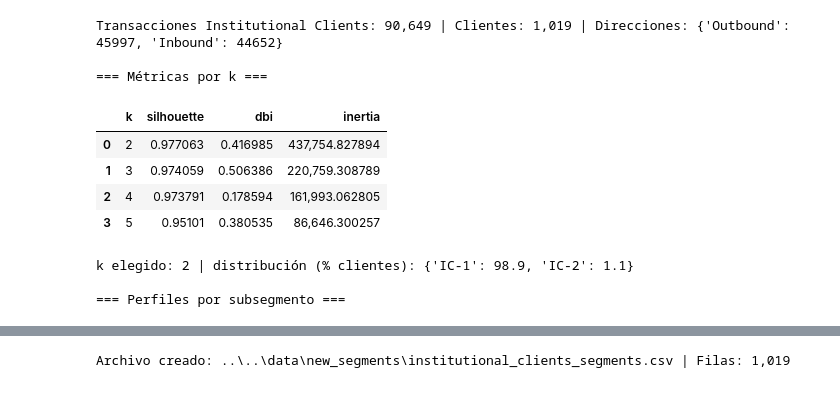
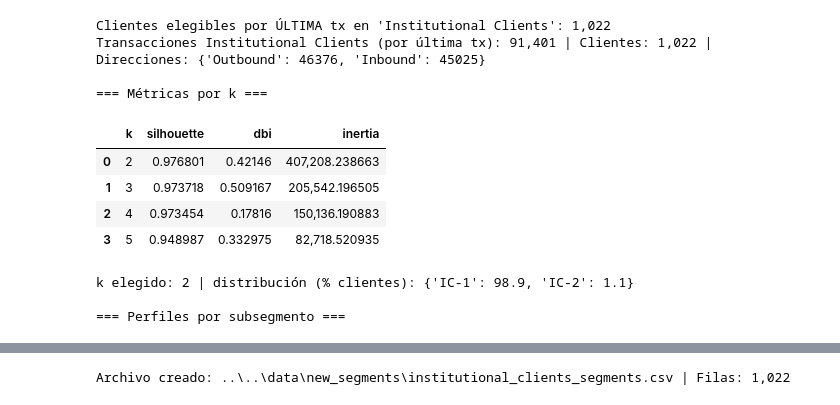
Before and after one commit to Lucasnader/segmentacion_vinson, a Jupyter notebook: segmentación/Institutional Clients/segmentation.ipynb, the cells around one changed output, grey strips where cells are left out. Cells and saved outputs as stored; diff of their text form; code cells hidden in the pictures.

```diff
--- a/segmentación/Institutional Clients/segmentation.ipynb
+++ b/segmentación/Institutional Clients/segmentation.ipynb
@@ -120,13 +120,39 @@ missing = [c for c in required_cols if c not in df.columns]
 if missing:
     raise AssertionError(f"Faltan columnas {missing}. Presentes: {list(df.columns)}")
 
-# ------------------------ FILTRO SEGMENTO --------------------------------------
-mask = (
-    (df["tx_type"].str.upper().eq(str(FOCUS_TX_TYPE).upper())) &
-    (df["customer_sub_type"].str.upper().eq(str(SEGMENT_NAME).upper())) &
-    (df["tx_direction"].isin(DIRECTIONS))
+# ------------------------ FILTRO SEGMENTO (por ÚLTIMA TX del cliente) ----------
+# 1) Pre-filtro mínimo para determinar la última tx por cliente:
+#    (solo aseguramos tener fecha; NO restringimos por sub_type todavía)
+df_last_base = df.dropna(subset=["customer_id", "tx_date_time"]).copy()
+df_last_base["customer_id"] = df_last_base["customer_id"].astype(str).str.strip()
+
+# 2) Orden temporal y "último sub_type conocido" por cliente
+#    - Si la última fila tiene NaN en sub_type pero hubo una previa con valor, tomamos la última conocida (ffill)
+df_last_base = df_last_base.sort_values(["customer_id", "tx_date_time"])
+df_last_base["subtype_last_known"] = (
+    df_last_base.groupby("customer_id", group_keys=False)["customer_sub_type"].ffill()
 )
 
+# 3) Tomamos la ÚLTIMA fila por cliente (máxima fecha)
+last_rows = df_last_base.groupby("customer_id", as_index=False).tail(1)
+
+# 4) Elegibles = clientes cuyo sub_type de la última tx (conocido) es el segmento objetivo
+eligible_ids = last_rows.loc[
+    last_rows["subtype_last_known"].astype(str).str.upper() == str(SEGMENT_NAME).upper(),
+    "customer_id"
+].unique()
+
+print(f"Clientes elegibles por ÚLTIMA tx en '{SEGMENT_NAME}': {len(eligible_ids):,}")
+
+# 5) Ahora sí armamos el dataset de transacciones con:
+#    - SOLO esos clientes elegibles
+#    - Cash + direcciones indicadas
+#    - (Opcional) PERIOD_START si quieres trabajar un período específico para features
+mask = (
+    df["customer_id"].astype(str).str.strip().isin(eligible_ids) &
+    df["tx_type"].str.upper().eq(str(FOCUS_TX_TYPE).upper()) &
+    df["tx_direction"].isin(DIRECTIONS)
+)
 if PERIOD_START:
     start_dt = pd.to_datetime(PERIOD_START)
     mask &= df["tx_date_time"].ge(start_dt)
@@ -136,7 +162,7 @@ tx = tx.dropna(subset=["customer_id"])
 tx["customer_id"] = tx["customer_id"].astype(str).str.strip()
 
 n_clients = tx["customer_id"].nunique()
-print(f"Transacciones {SEGMENT_NAME}: {len(tx):,} | Clientes: {n_clients:,} | Direcciones: {tx['tx_direction'].value_counts().to_dict()}")
+print(f"Transacciones {SEGMENT_NAME} (por última tx): {len(tx):,} | Clientes: {n_clients:,} | Direcciones: {tx['tx_direction'].value_counts().to_dict()}")
 
 if n_clients < MIN_CLIENTS_FOR_CLUSTER:
     print(f"\ Pocos clientes ({n_clients}) para clusterizar (mínimo {MIN_CLIENTS_FOR_CLUSTER}). No se subsegmenta.")
@@ -237,38 +263,39 @@ else:
         dist = feat["segment_label"].value_counts(normalize=True).mul(100).round(1).to_dict()
         print(f"\nk elegido: {BEST_K} | distribución (% clientes): {dist}")
 
         summary = (
             feat.groupby("segment_label", dropna=False)
                 .agg(
                     clients=("customer_id","nunique"),
                     share_clients=("customer_id", lambda s: 100*s.nunique()/feat["customer_id"].nunique()),
                     med_monthly_out=("median_monthly_out","median"),
                     mean_monthly_out=("median_monthly_out","mean"),
                     med_tx_month_out=("tx_per_active_month_out","median"),
                     mean_tx_month_out=("tx_per_active_month_out","mean"),
                     med_monthly_in=("median_monthly_in","median"),
                     mean_monthly_in=("median_monthly_in","mean"),
                     med_tx_month_in=("tx_per_active_month_in","median"),
                     mean_tx_month_in=("tx_per_active_month_in","mean"),
                     med_ticket_out=("median_amount_out","median"),
                     mean_ticket_out=("median_amount_out","mean"),
                     med_ticket_in=("median_amount_in","median"),
                     mean_ticket_in=("median_amount_in","mean"),
                 )
                 .sort_values(["med_monthly_out","med_monthly_in"])
                 .round(2)
         )
         print("\n=== Perfiles por subsegmento ===")
         display(summary)
 # %% [output]
-Transacciones Institutional Clients: 90,649 | Clientes: 1,019 | Direcciones: {'Outbound': 45997, 'Inbound': 44652}
+Clientes elegibles por ÚLTIMA tx en 'Institutional Clients': 1,022
+Transacciones Institutional Clients (por última tx): 91,401 | Clientes: 1,022 | Direcciones: {'Outbound': 46376, 'Inbound': 45025}
 
 === Métricas por k ===
 |  | k | silhouette | dbi | inertia |
-| 0 | 2 | 0.977063 | 0.416985 | 437,754.827894 |
-| 1 | 3 | 0.974059 | 0.506386 | 220,759.308789 |
-| 2 | 4 | 0.973791 | 0.178594 | 161,993.062805 |
-| 3 | 5 | 0.95101 | 0.380535 | 86,646.300257 |
+| 0 | 2 | 0.976801 | 0.42146 | 407,208.238663 |
+| 1 | 3 | 0.973718 | 0.509167 | 205,542.196505 |
+| 2 | 4 | 0.973454 | 0.17816 | 150,136.190883 |
+| 3 | 5 | 0.948987 | 0.332975 | 82,718.520935 |
 k elegido: 2 | distribución (% clientes): {'IC-1': 98.9, 'IC-2': 1.1}
 
 === Perfiles por subsegmento ===
@@ -434,4 +461,4 @@ print(f"Archivo creado: {out_path} | Filas: {len(export_df):,}")
 # num_cols = [c for c in export_df.columns if export_df[c].dtype.kind in "fc"]
 # display(export_df.head(3).style.format({c: "{:,.2f}" for c in num_cols}))
 # %% [output]
-Archivo creado: ..\..\data\new_segments\institutional_clients_segments.csv | Filas: 1,019
+Archivo creado: ..\..\data\new_segments\institutional_clients_segments.csv | Filas: 1,022
```
Also changed, not shown: parts of 2 cells of this notebook, 40 other files.
